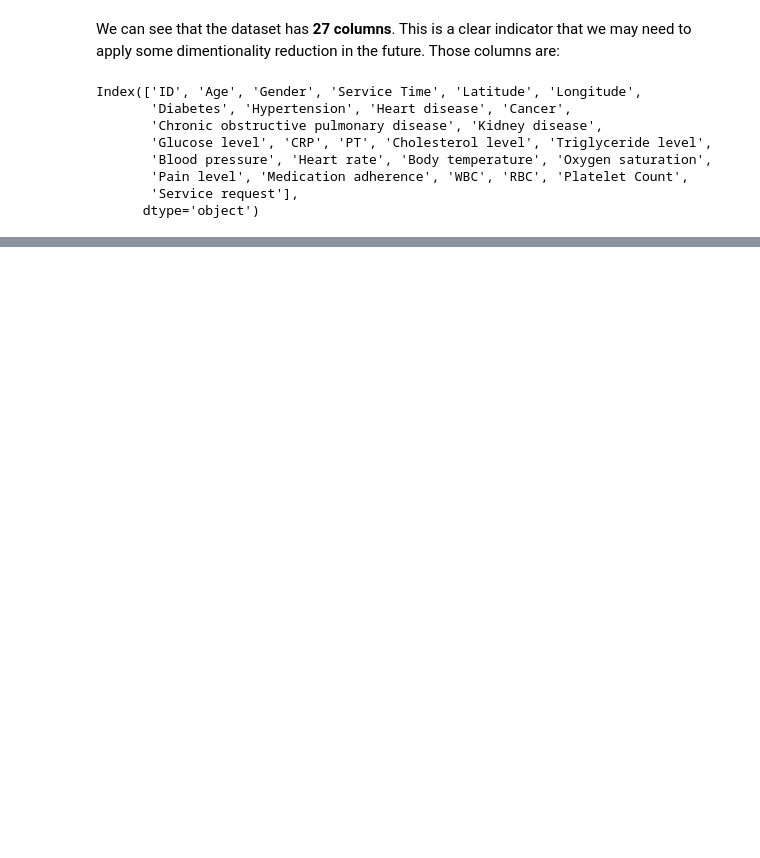
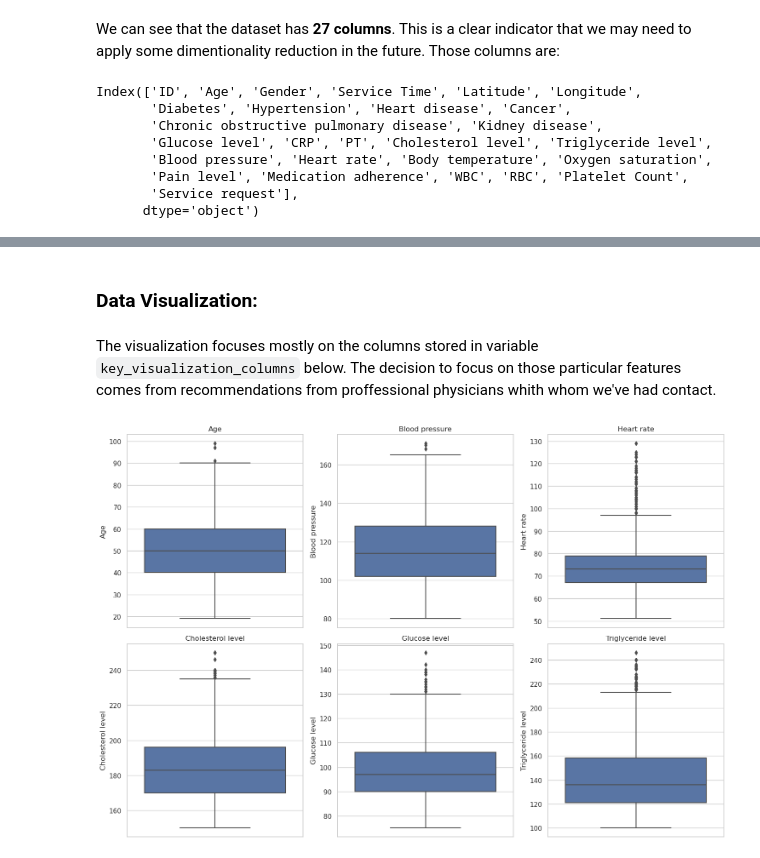
Before and after one commit to MaabChaoui/Team_Anonymous_Data_Mining, a Jupyter notebook: notebook.ipynb, the cells around one changed output, grey strips where cells are left out. Cells and saved outputs as stored; diff of their text form; code cells hidden in the pictures; blank space fills up the shorter version.

```diff
--- a/notebook.ipynb
+++ b/notebook.ipynb
@@ -68,0 +150,20 @@ Index(['ID', 'Age', 'Gender', 'Service Time', 'Latitude', 'Longitude',
+# %%
+# ****** Standardizing text data ******
+
+# binary data (yes, no) -> (0, 1)
+binary_columns = ['Diabetes', 'Heart disease',
+                  'Cancer', 'COPD', 'Kidney disease']
+for column in binary_columns:
+    df[column] = df[column].replace({'No': 0, 'Yes': 1})
+
+df['Medication adherence'] = df['Medication adherence'].replace(
+    {'High': 1, 'Low': 0})
+
+# Standardize text data in 'Service request' column
+df['Service request'] = df['Service request'].str.title().str.strip()
+
+print("Categorical columns' unique values after standardization: /n")
+categorical_columns = ['Gender', 'Diabetes', 'Hypertension', 'Heart disease',
+                       'Cancer', 'COPD', 'Kidney disease', 'Medication adherence', 'Service request']
+for column in categorical_columns:
+    print(column, df[column].unique())
@@ -68,0 +182,22 @@ Index(['ID', 'Age', 'Gender', 'Service Time', 'Latitude', 'Longitude',
+# %% [markdown]
+### Data Visualization:
+# %% [markdown]
+The visualization focuses mostly on the columns stored in variable `key_visualization_columns` below. The decision to focus on those particular features comes from recommendations from proffessional physicians whith whom we've had contact.
+# %%
+# Set the style of seaborn for better visuals
+sns.set(style="whitegrid")
+
+# Selecting columns for box plots
+key_visualization_columns = ['Age', 'Blood pressure', 'Heart rate', 'Cholesterol level', 'Glucose level', 'Triglyceride level']
+
+# Creating box plots
+plt.figure(figsize=(15, 10))
+for i, col in enumerate(key_visualization_columns, 1):
+    plt.subplot(2, 3, i)
+    sns.boxplot(y=df[col])
+    plt.title(col)
+
+plt.tight_layout()
+plt.show()
+# %% [output]
+[figure, added]
```
Also changed, not shown: parts of 43 cells of this notebook, 1 other file.
